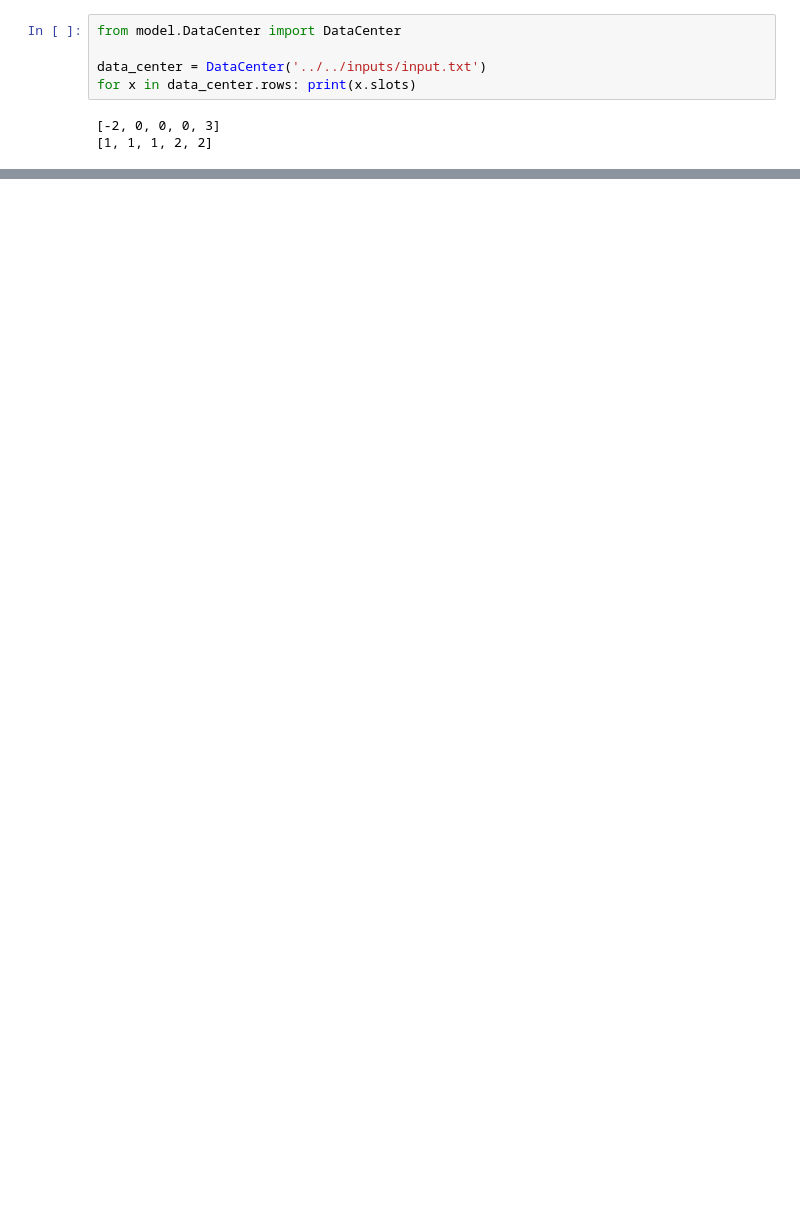
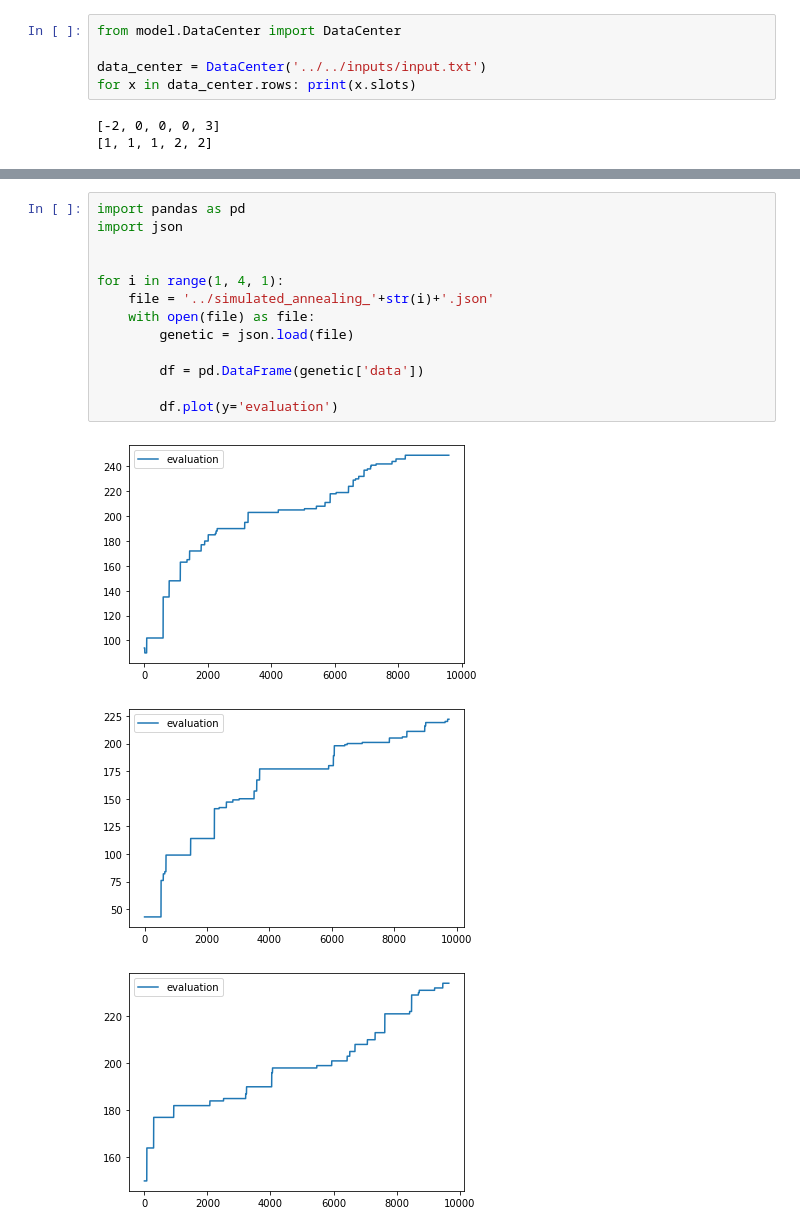
Before and after one commit to JoaoAMarinho/FEUP-IA, a Jupyter notebook: src/tests.ipynb, the cells around one changed output, grey strips where cells are left out. Saved outputs shown, nothing was run; the diff lists cells and outputs as text; blank space fills up the shorter version.

```diff
--- a/src/tests.ipynb
+++ b/src/tests.ipynb
@@ -42,0 +26,17 @@ TypeError: Can't instantiate abstract class HillClimbing with abstract method ex
+# %%
+import pandas as pd
+import json
+
+
+for i in range(1, 4, 1):
+    file = '../simulated_annealing_'+str(i)+'.json'
+    with open(file) as file:
+        genetic = json.load(file)
+
+        df = pd.DataFrame(genetic['data'])
+
+        df.plot(y='evaluation')
+# %% [output]
+[figure, added]
+[figure, added]
+[figure, added]
```
Also changed, not shown: parts of 4 cells of this notebook, 20 other files.
